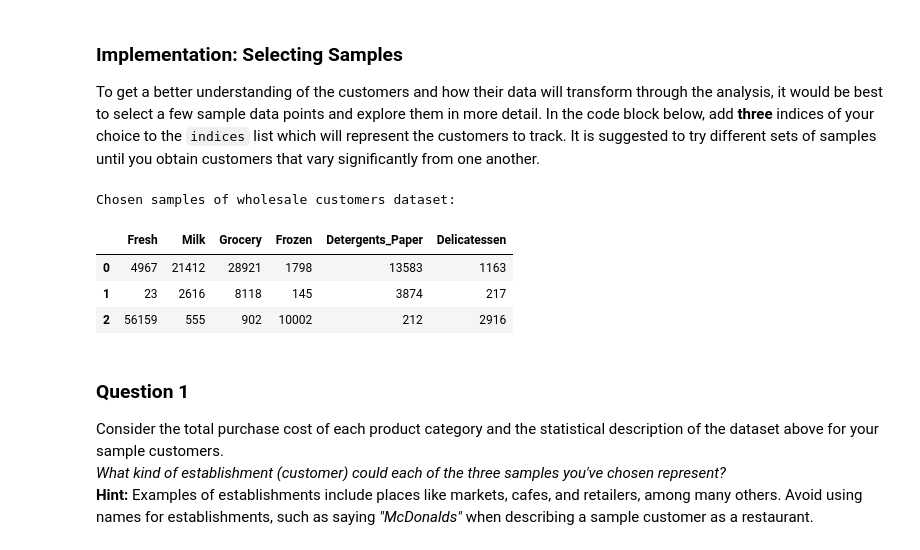
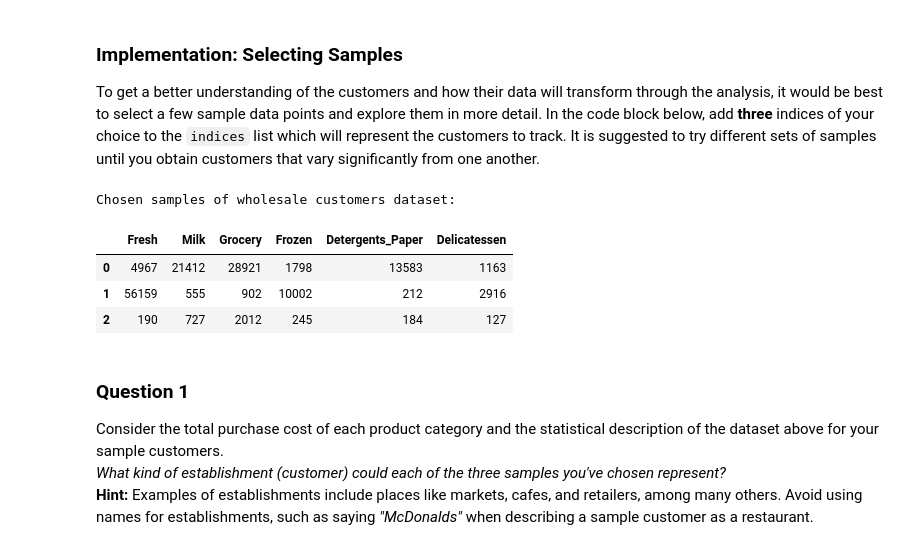
Before and after one commit to xushiyan/udacity-machine-learning, a Jupyter notebook: projects/creating_customer_segments/customer_segments.ipynb, the cells around one changed output. Drawn from its saved outputs; the diff is of its cells as text; code cells hidden in the pictures.

```diff
--- a/projects/creating_customer_segments/customer_segments.ipynb
+++ b/projects/creating_customer_segments/customer_segments.ipynb
@@ -58,18 +58,18 @@ display(data.describe())
 To get a better understanding of the customers and how their data will transform through the analysis, it would be best to select a few sample data points and explore them in more detail. In the code block below, add **three** indices of your choice to the `indices` list which will represent the customers to track. It is suggested to try different sets of samples until you obtain customers that vary significantly from one another.
 # %%
 # TODO: Select three indices of your choice you wish to sample from the dataset
-indices = [49, 96, 39]
+indices = [49, 39, 355]
 
 # Create a DataFrame of the chosen samples
 samples = pd.DataFrame(data.loc[indices], columns = data.keys()).reset_index(drop = True)
 print "Chosen samples of wholesale customers dataset:"
 display(samples)
 # %% [output]
 Chosen samples of wholesale customers dataset:
 |  | Fresh | Milk | Grocery | Frozen | Detergents_Paper | Delicatessen |
 | 0 | 4967 | 21412 | 28921 | 1798 | 13583 | 1163 |
-| 1 | 23 | 2616 | 8118 | 145 | 3874 | 217 |
-| 2 | 56159 | 555 | 902 | 10002 | 212 | 2916 |
+| 1 | 56159 | 555 | 902 | 10002 | 212 | 2916 |
+| 2 | 190 | 727 | 2012 | 245 | 184 | 127 |
 # %% [markdown]
 ### Question 1
 Consider the total purchase cost of each product category and the statistical description of the dataset above for your sample customers.
```
Also changed, not shown: parts of 23 cells of this notebook, 1 other file.
